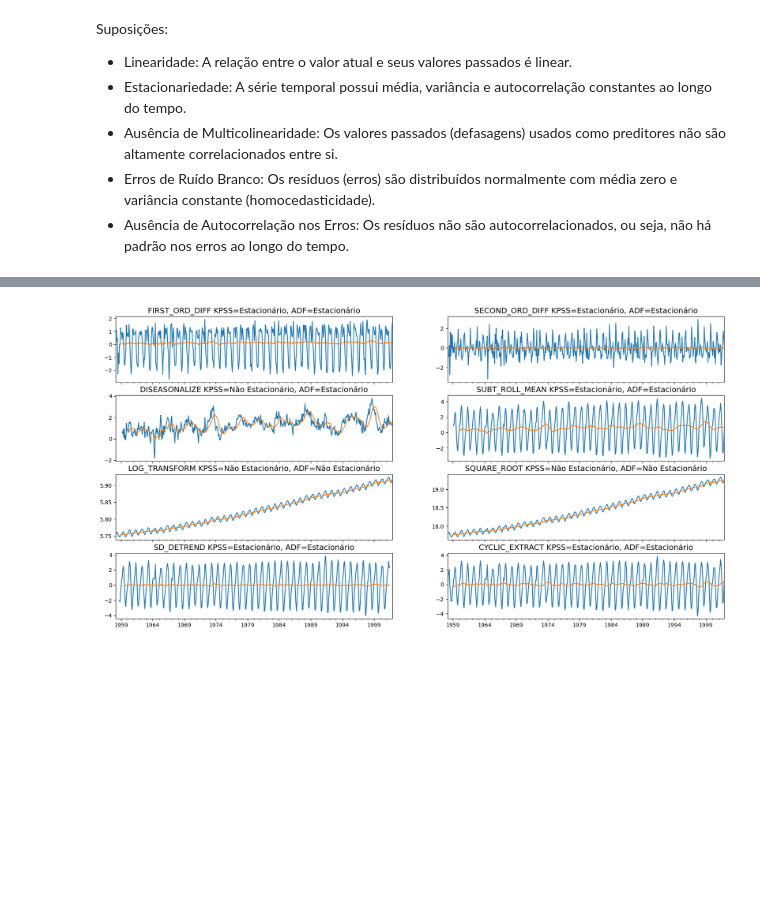
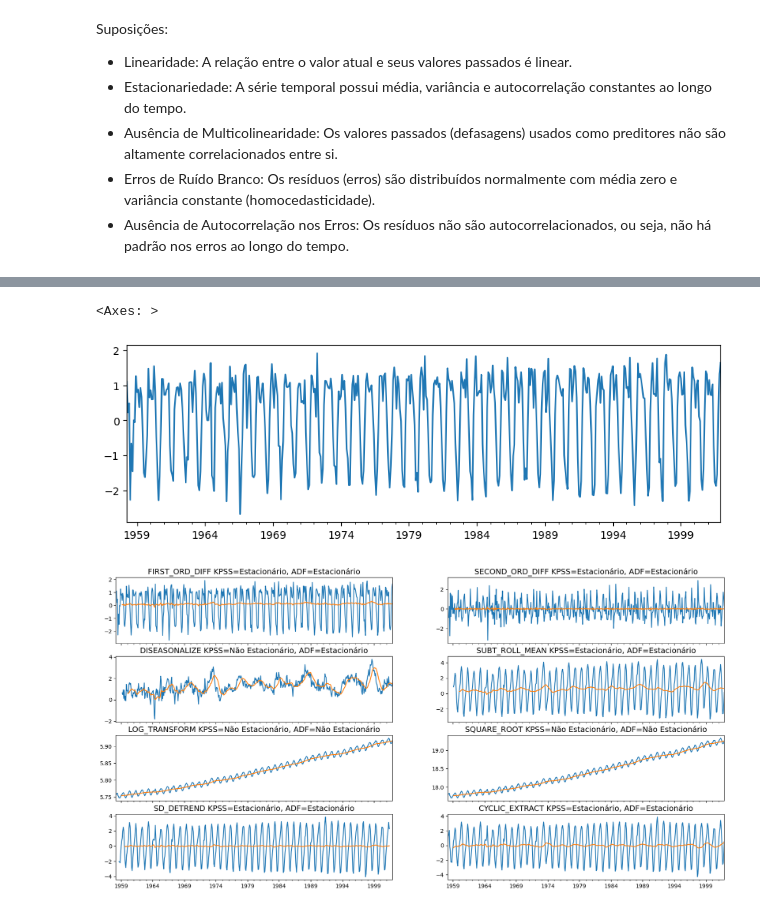
Before and after one commit to danielrferreira/classes, a Jupyter notebook: ASN/Séries Temporais/preparacao/Aula 4.ipynb, the cells around one changed output, grey strips where cells are left out. Cells and saved outputs as stored; diff of their text form; code cells hidden in the pictures; blank space fills up the shorter version.

```diff
--- a/ASN/Séries Temporais/preparacao/Aula 4.ipynb
+++ b/ASN/Séries Temporais/preparacao/Aula 4.ipynb
@@ -199,3 +172,11 @@ def plot_comparison(methods, plot_type='line'):
+# %%
+serie = co2_s
+primeira_ordem = serie.diff().dropna()
+# %%
+primeira_ordem.plot()
+# %% [output]
+<Axes: >
+[figure, added]
 # %%
 serie = co2_s
 
```
Also changed, not shown: parts of 15 cells of this notebook.
